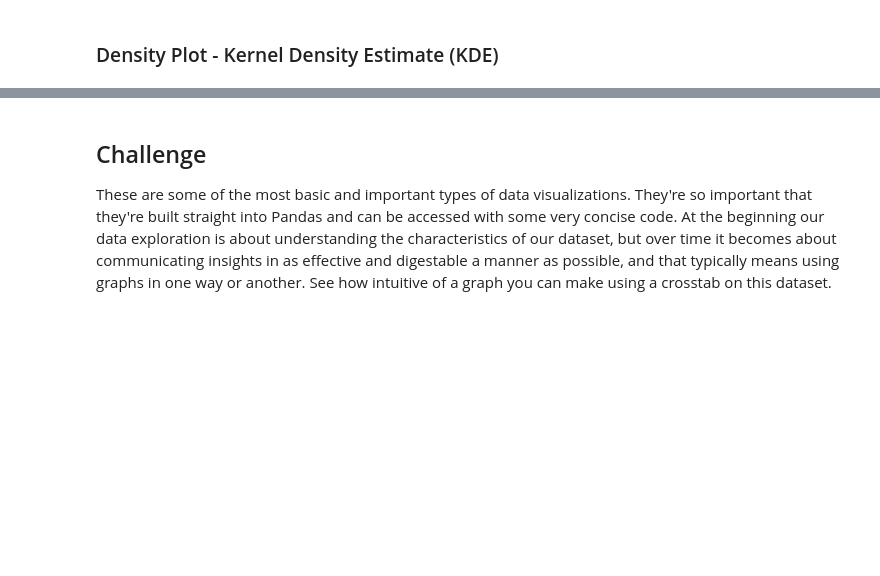
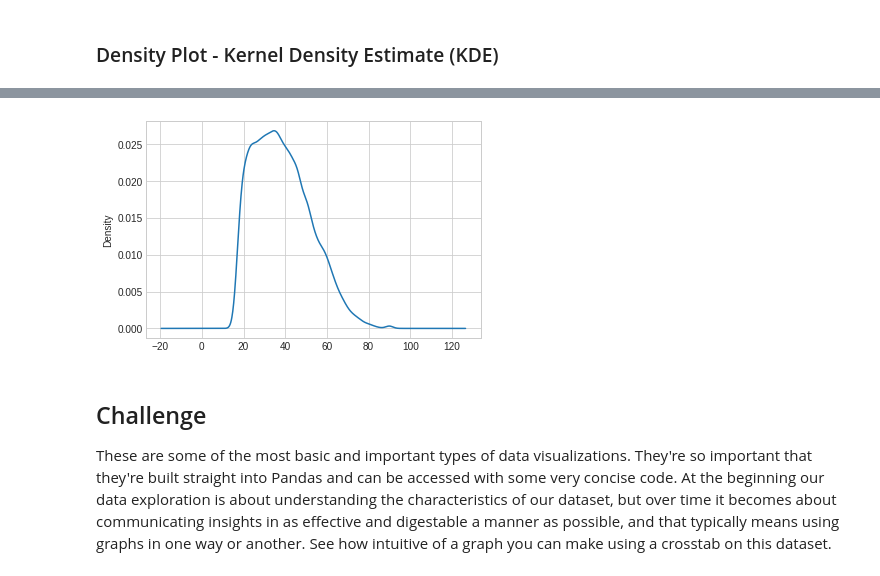
Before and after one commit to ChristianJJohnson/DS-Unit-1-Sprint-1-Data-Wrangling-and-Storytelling, a Jupyter notebook: module1-exploratory-data-analysis/LS_DS_111_Exploratory_Data_Analysis.ipynb, the cells around one changed output, grey strips where cells are left out. Saved outputs shown, nothing was run; the diff lists cells and outputs as text; code cells hidden in the pictures; blank space fills up the shorter version.

```diff
--- a/module1-exploratory-data-analysis/LS_DS_111_Exploratory_Data_Analysis.ipynb
+++ b/module1-exploratory-data-analysis/LS_DS_111_Exploratory_Data_Analysis.ipynb
@@ -245,3 +438,7 @@ Why might it be important for us to be able to visualize how our data is distrib
+# %%
+adult_df['age'].plot.density();
+# %% [output]
+[figure, added]
 # %% [markdown]
 ## Challenge
 
```
Also changed, not shown: parts of 42 cells of this notebook.
